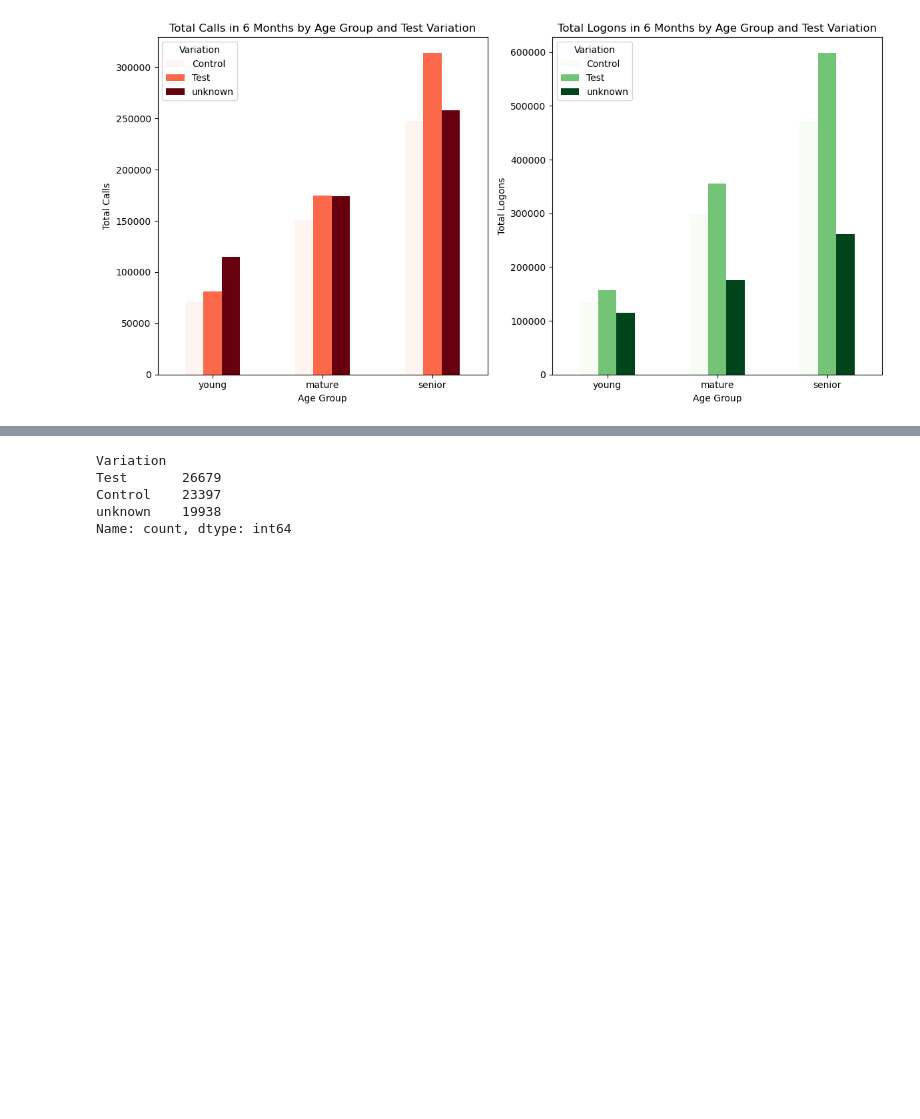
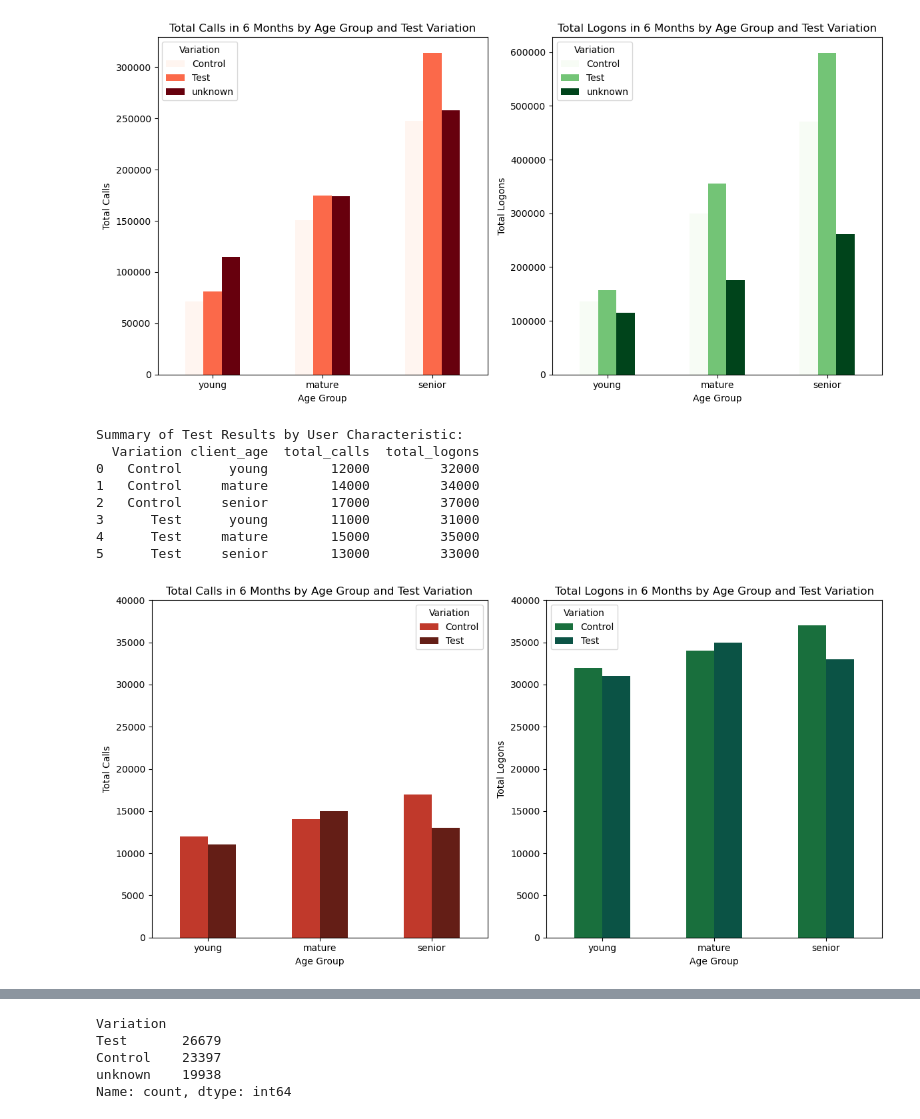
Before and after one commit to SofyMelvill/vanguard-ab-test, a Jupyter notebook: final/all_together.ipynb, the cells around one changed output, grey strips where cells are left out. Saved outputs shown, nothing was run; the diff lists cells and outputs as text; code cells hidden in the pictures; blank space fills up the shorter version.

```diff
--- a/final/all_together.ipynb
+++ b/final/all_together.ipynb
@@ -754,3 +763,67 @@ Summary of Test Results by User Characteristic:
 7   unknown    mature     174357.0      175377.0
 8   unknown    senior     258098.0      261348.0
 [figure]
+# %%
+import matplotlib.pyplot as plt
+import seaborn as sns
+import pandas as pd
+
+# Sample data setup (you'll replace this with your actual DataFrame)
+data = {
+    'client_age': [25, 45, 65, 28, 38, 58],
+    'calls_6_mnth': [12000, 15000, 17000, 11000, 14000, 13000],
+    'logons_6_mnth': [32000, 35000, 37000, 31000, 34000, 33000],
+    'Variation': ['Control', 'Test', 'Control', 'Test', 'Control', 'Test']
+}
+second_data = pd.DataFrame(data)
+
+# Define age group bins and labels
+age_bins = [0, 30, 50, 100]
+age_labels = ['young', 'mature', 'senior']
+second_data['client_age'] = pd.cut(second_data['client_age'], bins=age_bins, labels=age_labels, right=False)
+
+# Summarize data by variation and age group
+summary = second_data.groupby(['Variation', 'client_age']).agg(
+    total_calls=('calls_6_mnth', 'sum'),
+    total_logons=('logons_6_mnth', 'sum')
+).reset_index()
+
+# Display the summarized data for analysis
+print("Summary of Test Results by User Characteristic:")
+print(summary)
+
+colors_calls = {'Control': '#c0392b', 'Test': '#641e16'}     # tons de vermelho escuro
+colors_logons = {'Control': '#196F3D', 'Test': '#0B5345'}    # tons de verde escuro
+
+fig, ax = plt.subplots(1, 2, figsize=(12, 6))
+
+# Total Calls
+calls_data = summary.pivot(index='client_age', columns='Variation', values='total_calls')
+calls_data.plot(kind='bar', ax=ax[0], color=[colors_calls[col] for col in calls_data.columns])
+ax[0].set_title('Total Calls in 6 Months by Age Group and Test Variation')
+ax[0].set_xlabel('Age Group')
+ax[0].set_ylabel('Total Calls')
+ax[0].set_ylim(0, 40000)
+ax[0].set_xticklabels(age_labels, rotation=0)
+
+# Total Logons
+logons_data = summary.pivot(index='client_age', columns='Variation', values='total_logons')
+logons_data.plot(kind='bar', ax=ax[1], color=[colors_logons[col] for col in logons_data.columns])
+ax[1].set_title('Total Logons in 6 Months by Age Group and Test Variation')
+ax[1].set_xlabel('Age Group')
+ax[1].set_ylabel('Total Logons')
+ax[1].set_ylim(0, 40000)
+ax[1].set_xticklabels(age_labels, rotation=0)
+
+plt.tight_layout()
+plt.show()
+# %% [output]
+Summary of Test Results by User Characteristic:
+  Variation client_age  total_calls  total_logons
+0   Control      young        12000         32000
+1   Control     mature        14000         34000
+2   Control     senior        17000         37000
+3      Test      young        11000         31000
+4      Test     mature        15000         35000
+5      Test     senior        13000         33000
+[figure, added]
```
Also changed, not shown: parts of 17 cells of this notebook, 13 other files.
